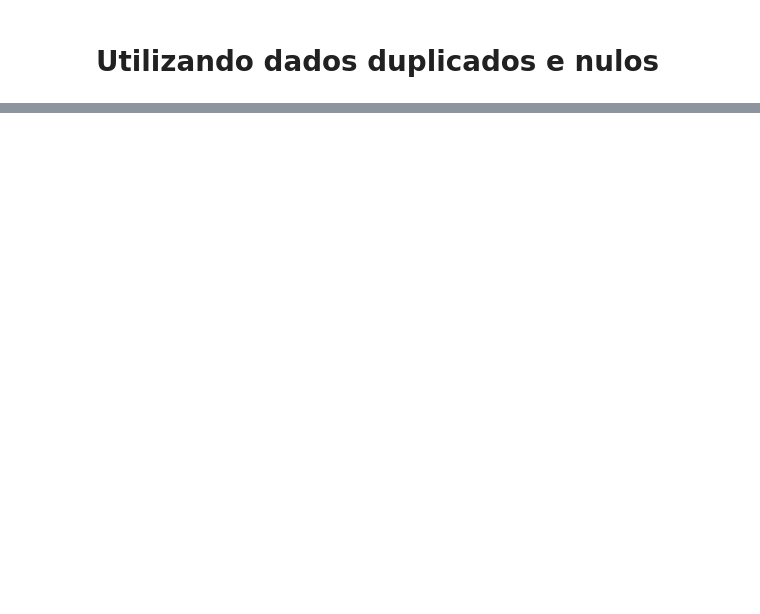
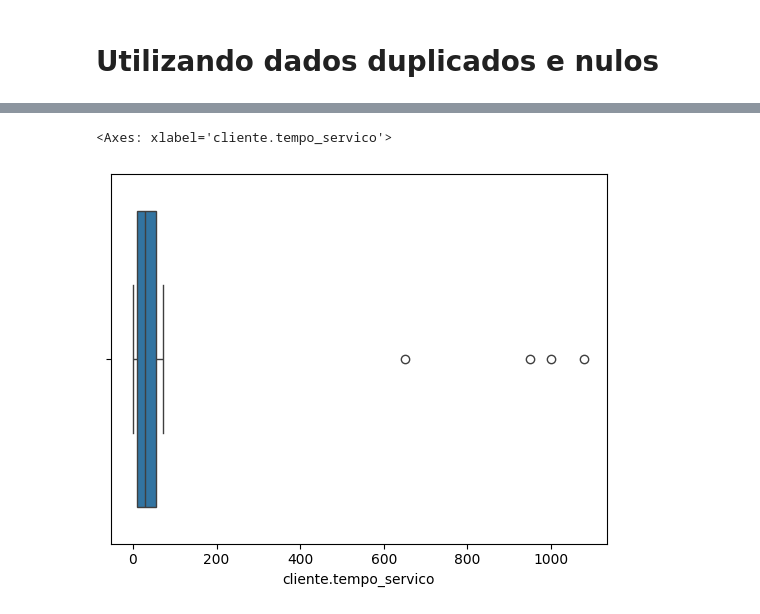
Before and after one commit to felipebocajr/Python-para-dados, a Jupyter notebook: pandas/Limpeza e tratamento de dados/pandas.ipynb, the cells around one changed output, grey strips where cells are left out. Saved outputs shown, nothing was run; the diff lists cells and outputs as text; code cells hidden in the pictures; blank space fills up the shorter version.

```diff
--- a/pandas/Limpeza e tratamento de dados/pandas.ipynb
+++ b/pandas/Limpeza e tratamento de dados/pandas.ipynb
@@ -546,0 +762,11 @@ dtype: int64
+# %%
+# Calcula os valores do intervalo interquartil (IQR) e os limites inferior e superior para detecção de outliers na coluna 'cliente.tempo_servico' da DataFrame 'churn_sem_nulos'
+Q1 = churn_sem_nulos['cliente.tempo_servico'].quantile(.25)
+Q3 = churn_sem_nulos['cliente.tempo_servico'].quantile(.75)
+IQR = Q3 - Q1
+limite_inferior = Q1 - 1.5 * IQR
+limite_superior = Q3 + 1.5 * IQR
+# %%
+# Identifica os índices das linhas na DataFrame 'churn_sem_nulos' onde 'cliente.tempo_servico' é considerado um outlier com base nos limites calculados
+outliers_index = (churn_sem_nulos['cliente.tempo_servico'] < limite_inferior) | (churn_sem_nulos['cliente.tempo_servico'] > limite_superior)
+outliers_index
@@ -546,0 +801,4 @@ dtype: int64
+# %%
+# Cria uma cópia da DataFrame 'churn_sem_nulos' e atribui a uma nova variável 'dados_sem_out', exibindo as primeiras linhas da cópia
+dados_sem_out = churn_sem_nulos.copy()
+dados_sem_out.head()
@@ -546,0 +828,13 @@ dtype: int64
+# %%
+# Substitui os valores da coluna 'cliente.tempo_servico' na DataFrame 'dados_sem_out' onde são considerados outliers, utilizando o cálculo arredondado para cima da divisão entre 'conta.cobranca.Total' e 'conta.cobranca.mensal'
+import numpy as np
+
+dados_sem_out.loc[outliers_index, 'cliente.tempo_servico'] = np.ceil(
+    dados_sem_out.loc[outliers_index, 'conta.cobranca.Total'] / dados_sem_out.loc[outliers_index, 'conta.cobranca.mensal']
+)
+# %%
+# Cria um boxplot para visualizar a distribuição da coluna 'cliente.tempo_servico' da DataFrame 'dados_sem_out' usando a biblioteca seaborn (sns)
+sns.boxplot(x=dados_sem_out['cliente.tempo_servico'])
+# %% [output]
+<Axes: xlabel='cliente.tempo_servico'>
+[figure, added]
```
Also changed, not shown: parts of 123 cells of this notebook, 1 other file.
